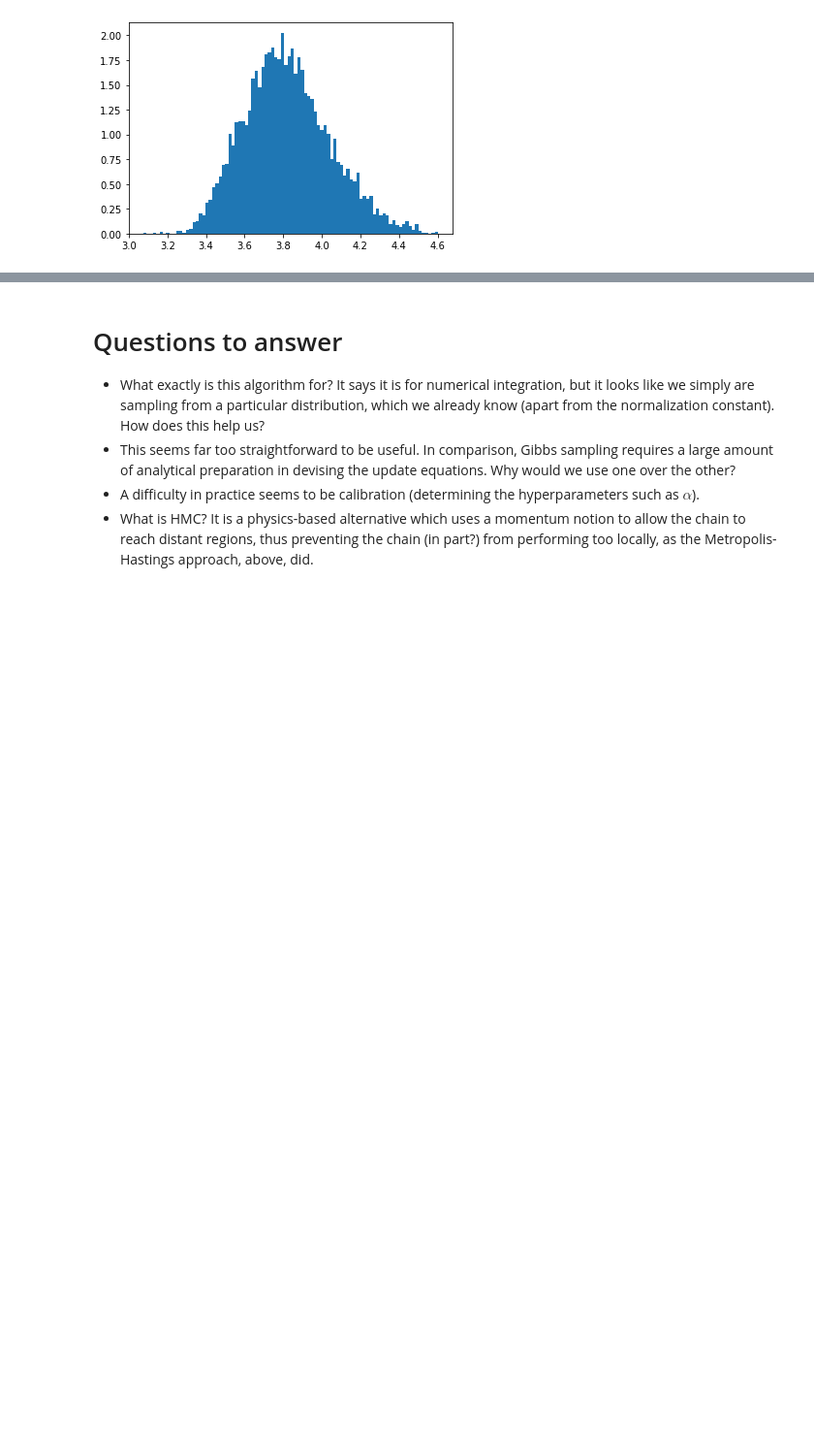
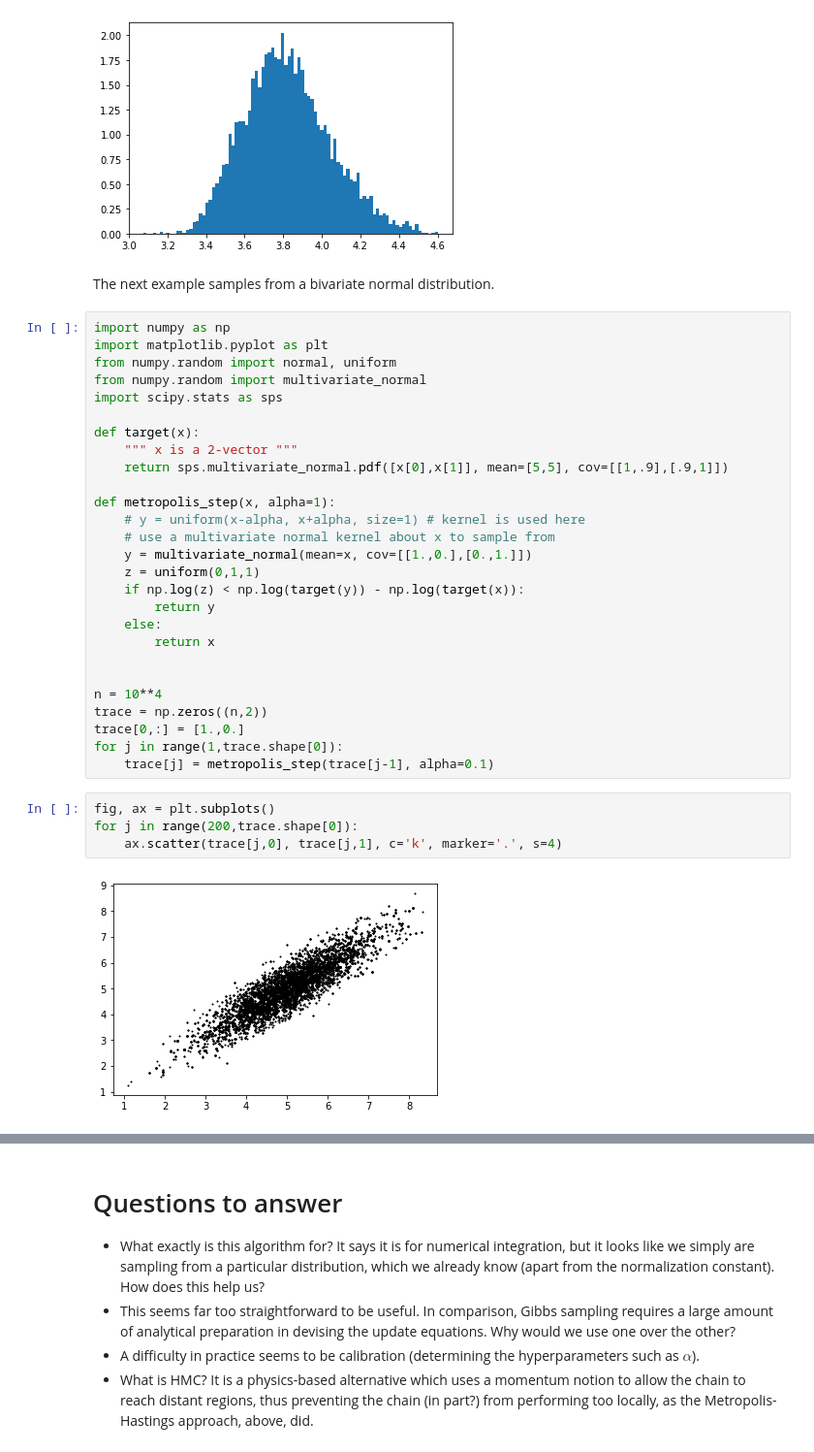
Before and after one commit to StanleyTuz/bayesian-ml, a Jupyter notebook: metropolis-hastings/notes.ipynb, the cells around one changed output, grey strips where cells are left out. Shown at 97% size. Cells and saved outputs as stored; diff of their text form; blank space fills up the shorter version.

```diff
--- a/metropolis-hastings/notes.ipynb
+++ b/metropolis-hastings/notes.ipynb
@@ -95,3 +95,38 @@ plt.show()
 plt.hist(trace,bins=90, density=True);
 # %% [output]
 [figure]
+# %% [markdown]
+The next example samples from a bivariate normal distribution.
+# %%
+import numpy as np
+import matplotlib.pyplot as plt
+from numpy.random import normal, uniform
+from numpy.random import multivariate_normal
+import scipy.stats as sps
+
+def target(x):
+    """ x is a 2-vector """
+    return sps.multivariate_normal.pdf([x[0],x[1]], mean=[5,5], cov=[[1,.9],[.9,1]])
+
+def metropolis_step(x, alpha=1):
+    # y = uniform(x-alpha, x+alpha, size=1) # kernel is used here
+    # use a multivariate normal kernel about x to sample from
+    y = multivariate_normal(mean=x, cov=[[1.,0.],[0.,1.]])
+    z = uniform(0,1,1)
+    if np.log(z) < np.log(target(y)) - np.log(target(x)):
+        return y
+    else:
+        return x
+
+
+n = 10**4
+trace = np.zeros((n,2))
+trace[0,:] = [1.,0.]
+for j in range(1,trace.shape[0]):
+    trace[j] = metropolis_step(trace[j-1], alpha=0.1)
+# %%
+fig, ax = plt.subplots()
+for j in range(200,trace.shape[0]):
+    ax.scatter(trace[j,0], trace[j,1], c='k', marker='.', s=4)
+# %% [output]
+[figure, added]
```
Also changed, not shown: parts of 15 cells of this notebook, 1 other file.
